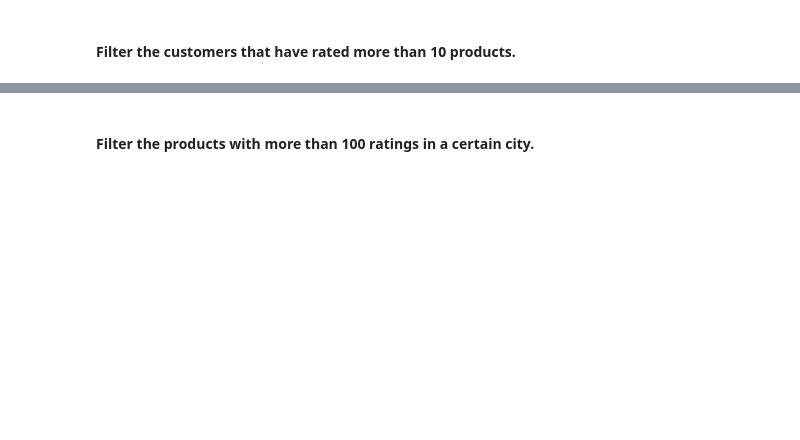
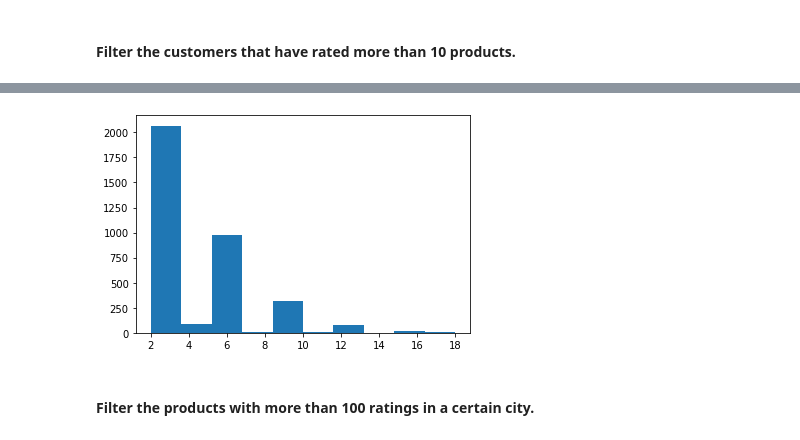
Before and after one commit to jhancuch/onmart, a Jupyter notebook: recommenders/recommenders.ipynb, the cells around one changed output, grey strips where cells are left out. Cells and saved outputs as stored; diff of their text form; code cells hidden in the pictures; blank space fills up the shorter version.

```diff
--- a/recommenders/recommenders.ipynb
+++ b/recommenders/recommenders.ipynb
@@ -86,2 +164,7 @@ data.tail()
+# %%
+plt.hist(q2['Count'])
+plt.show()
+# %% [output]
+[figure, added]
 # %% [markdown]
 #### Filter the products with more than 100 ratings in a certain city.
```
Also changed, not shown: parts of 46 cells of this notebook.
